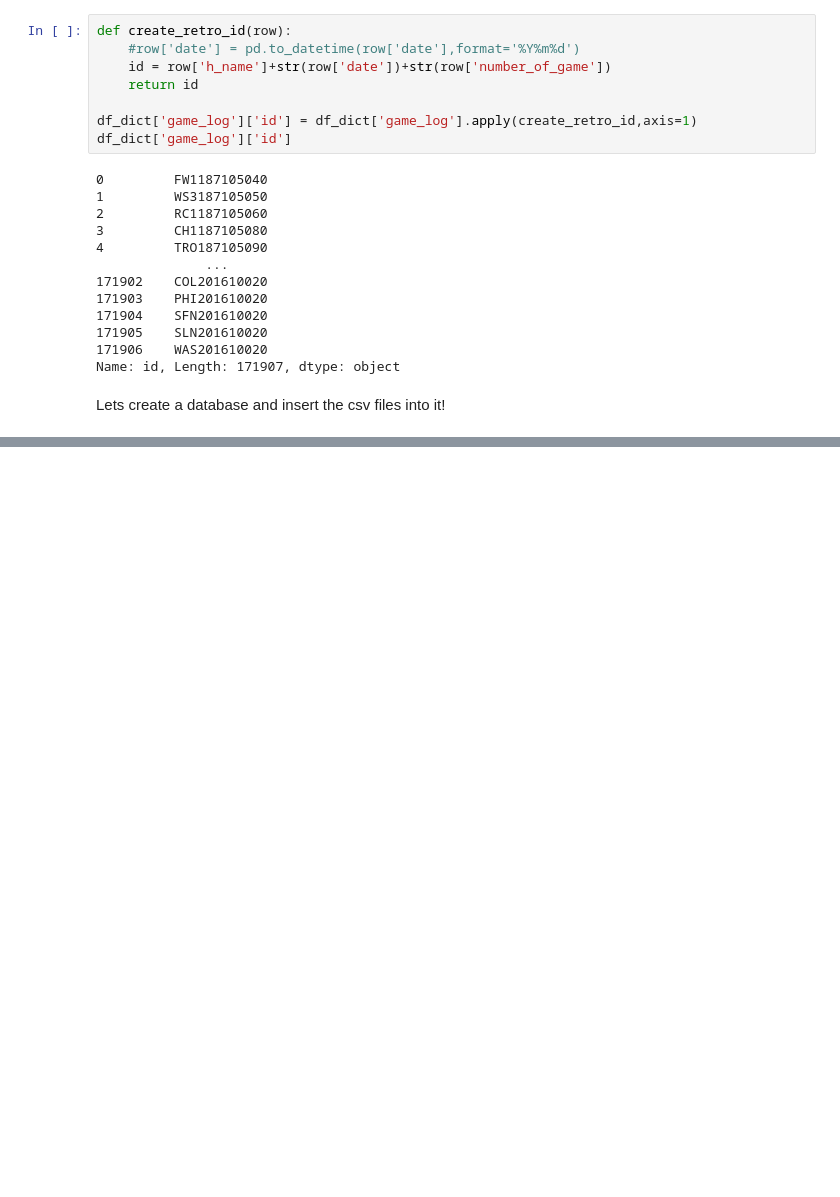
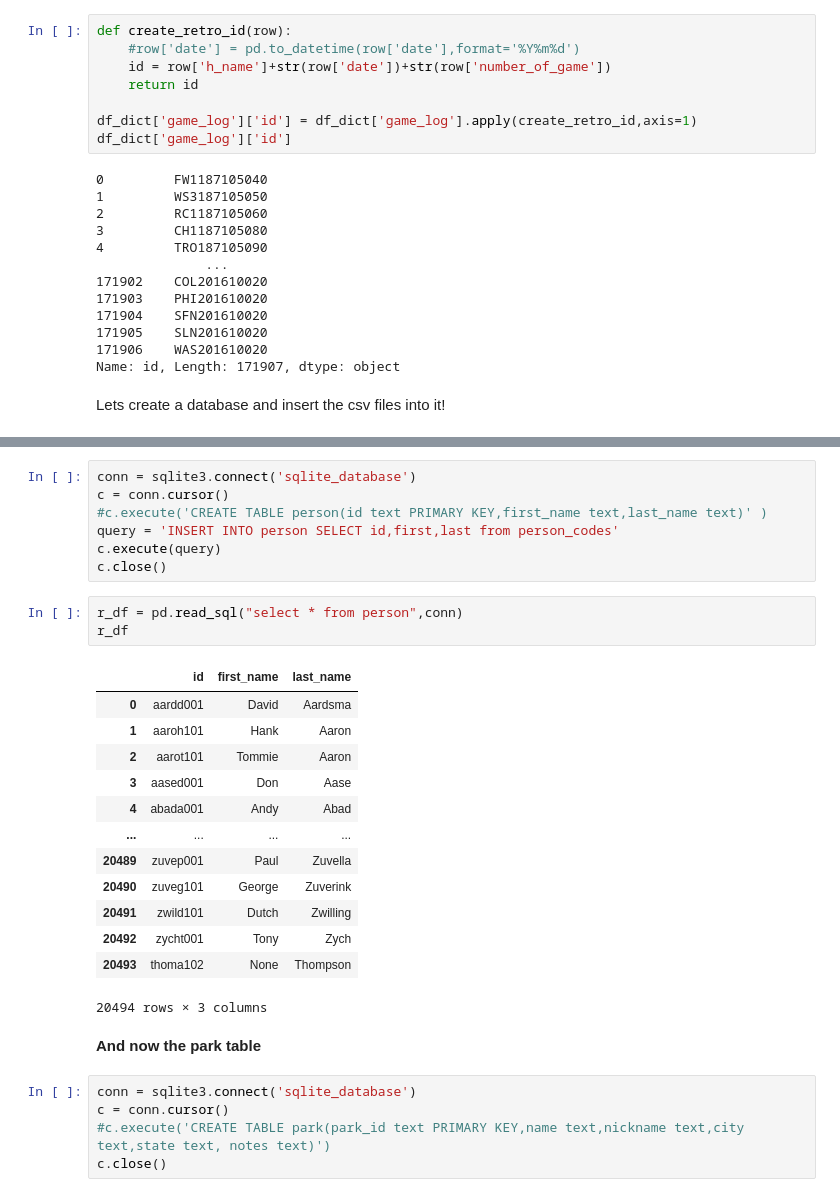
Before and after one commit to mar-sv/personal_projects, a Jupyter notebook: build_a_sql_database/build_a_sql_database.ipynb, the cells around one changed output, grey strips where cells are left out. Cells and saved outputs as stored; diff of their text form; blank space fills up the shorter version.

```diff
--- a/build_a_sql_database/build_a_sql_database.ipynb
+++ b/build_a_sql_database/build_a_sql_database.ipynb
@@ -76,0 +107,31 @@ for file in file_names:
+# %%
+conn = sqlite3.connect('sqlite_database')
+c = conn.cursor()
+#c.execute('CREATE TABLE person(id text PRIMARY KEY,first_name text,last_name text)' )
+query = 'INSERT INTO person SELECT id,first,last from person_codes'
+c.execute(query)
+c.close()
+# %%
+r_df = pd.read_sql("select * from person",conn)
+r_df
+# %% [output]
+|  | id | first_name | last_name |
+| 0 | aardd001 | David | Aardsma |
+| 1 | aaroh101 | Hank | Aaron |
+| 2 | aarot101 | Tommie | Aaron |
+| 3 | aased001 | Don | Aase |
+| 4 | abada001 | Andy | Abad |
+| ... | ... | ... | ... |
+| 20489 | zuvep001 | Paul | Zuvella |
+| 20490 | zuveg101 | George | Zuverink |
+| 20491 | zwild101 | Dutch | Zwilling |
+| 20492 | zycht001 | Tony | Zych |
+| 20493 | thoma102 | None | Thompson |
+20494 rows × 3 columns
+# %% [markdown]
+**And now the park table**
+# %%
+conn = sqlite3.connect('sqlite_database')
+c = conn.cursor()
+#c.execute('CREATE TABLE park(park_id text PRIMARY KEY,name text,nickname text,city text,state text, notes text)')
+c.close()
```
Also changed, not shown: parts of 10 cells of this notebook.
